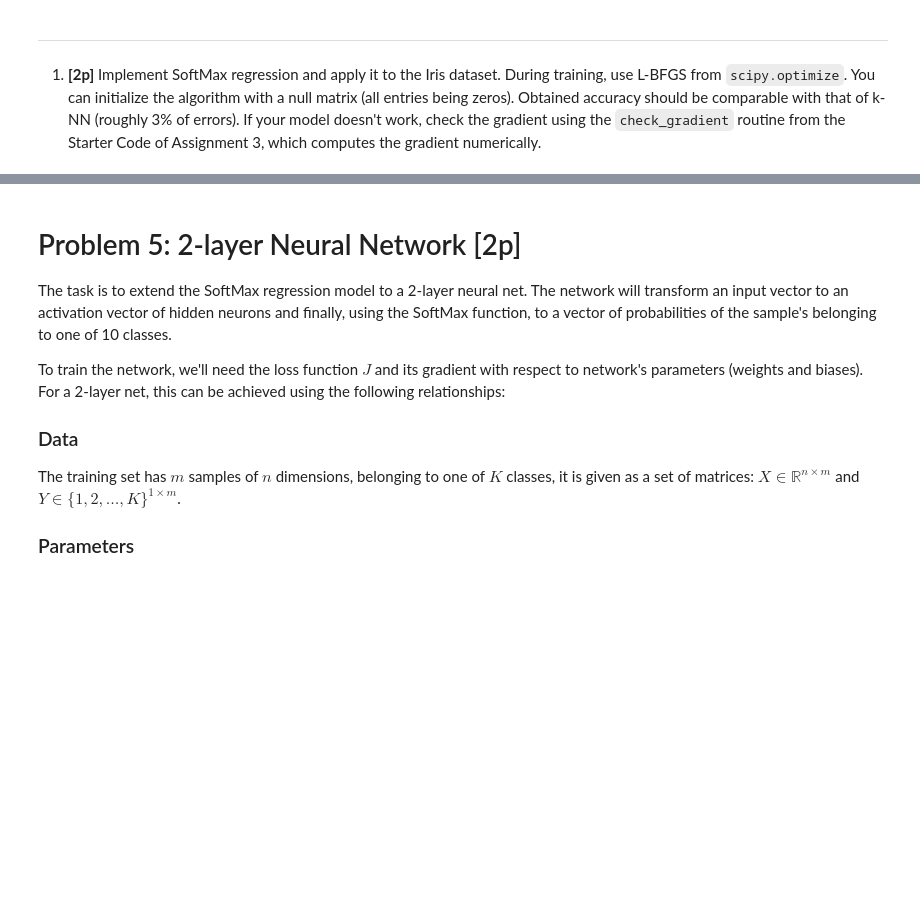
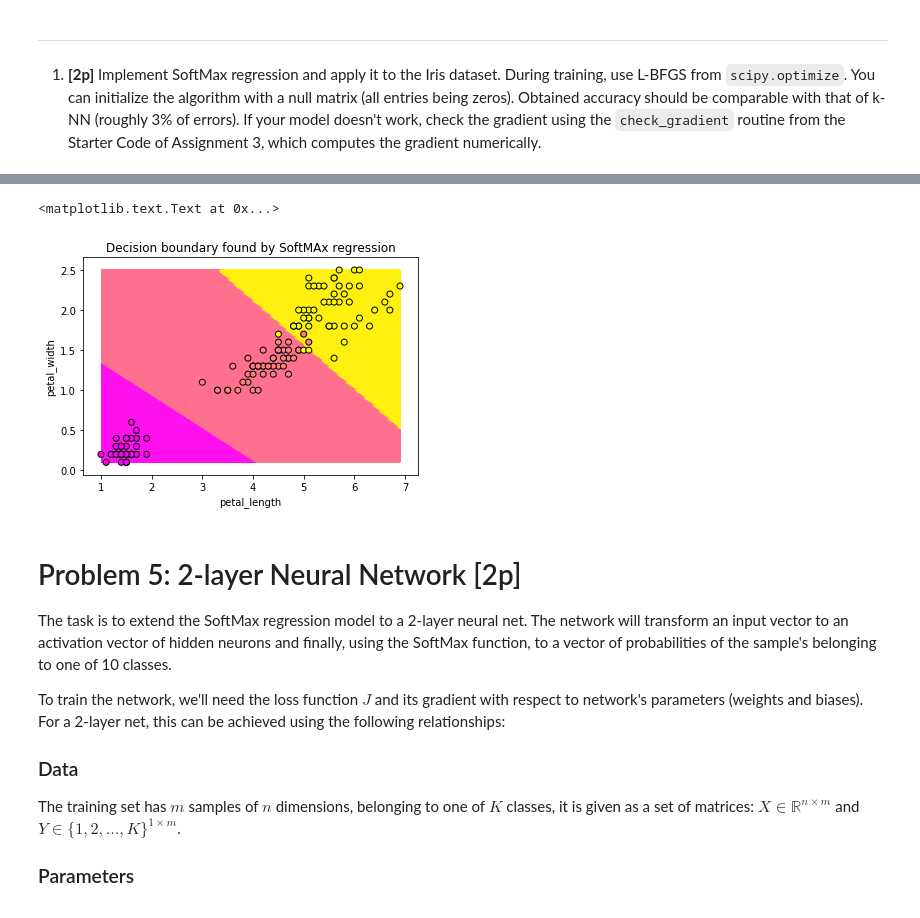
Before and after one commit to dingorth/neural_networks, a Jupyter notebook: assignment3/Assignment3.ipynb, the cells around one changed output, grey strips where cells are left out. Cells and saved outputs as stored; diff of their text form; code cells hidden in the pictures; blank space fills up the shorter version.

```diff
--- a/assignment3/Assignment3.ipynb
+++ b/assignment3/Assignment3.ipynb
@@ -641,13 +678,16 @@ petal_lengths, petal_widths = np.meshgrid(
 IrisXGrid = np.vstack([np.ones(np.prod(petal_lengths.shape)),
                        petal_lengths.ravel(), petal_widths.ravel()])
 predictions_Grid = SoftMaxRegression_implementation(
-    Theta2class, IrisXGrid, return_probabilities=True).argmax(0)
+    ThetaOpt2, IrisXGrid, return_probabilities=True).argmax(0)
 # %%
 contourf(petal_lengths, petal_widths, predictions_Grid.reshape(petal_lengths.shape), cmap='spring')
-scatter(IrisX2feats[1,:], IrisX2feats[2,:], c=IrisY.ravel(), cmap='spring')
+scatter(IrisX2feats[1,:], IrisX2feats[2,:], c=IrisY.ravel(), cmap='spring', edgecolor='black')
 xlabel('petal_length')
 ylabel('petal_width')
 title('Decision boundary found by SoftMAx regression')
+# %% [output]
+<matplotlib.text.Text at 0x...>
+[figure, added]
 # %% [markdown]
 # Problem 5: 2-layer Neural Network [2p]
 
```
Also changed, not shown: parts of 9 cells of this notebook, 1 other file.
